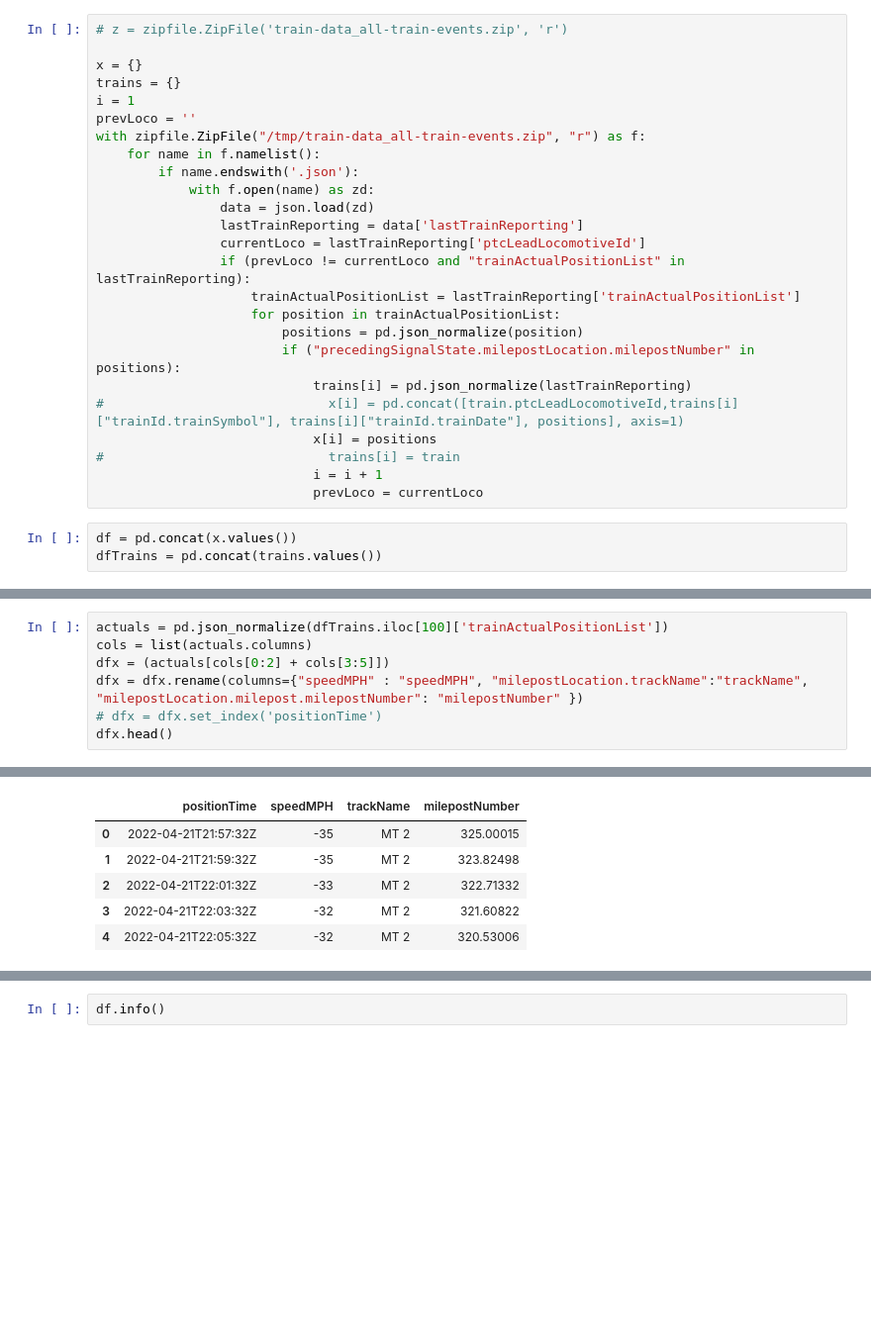
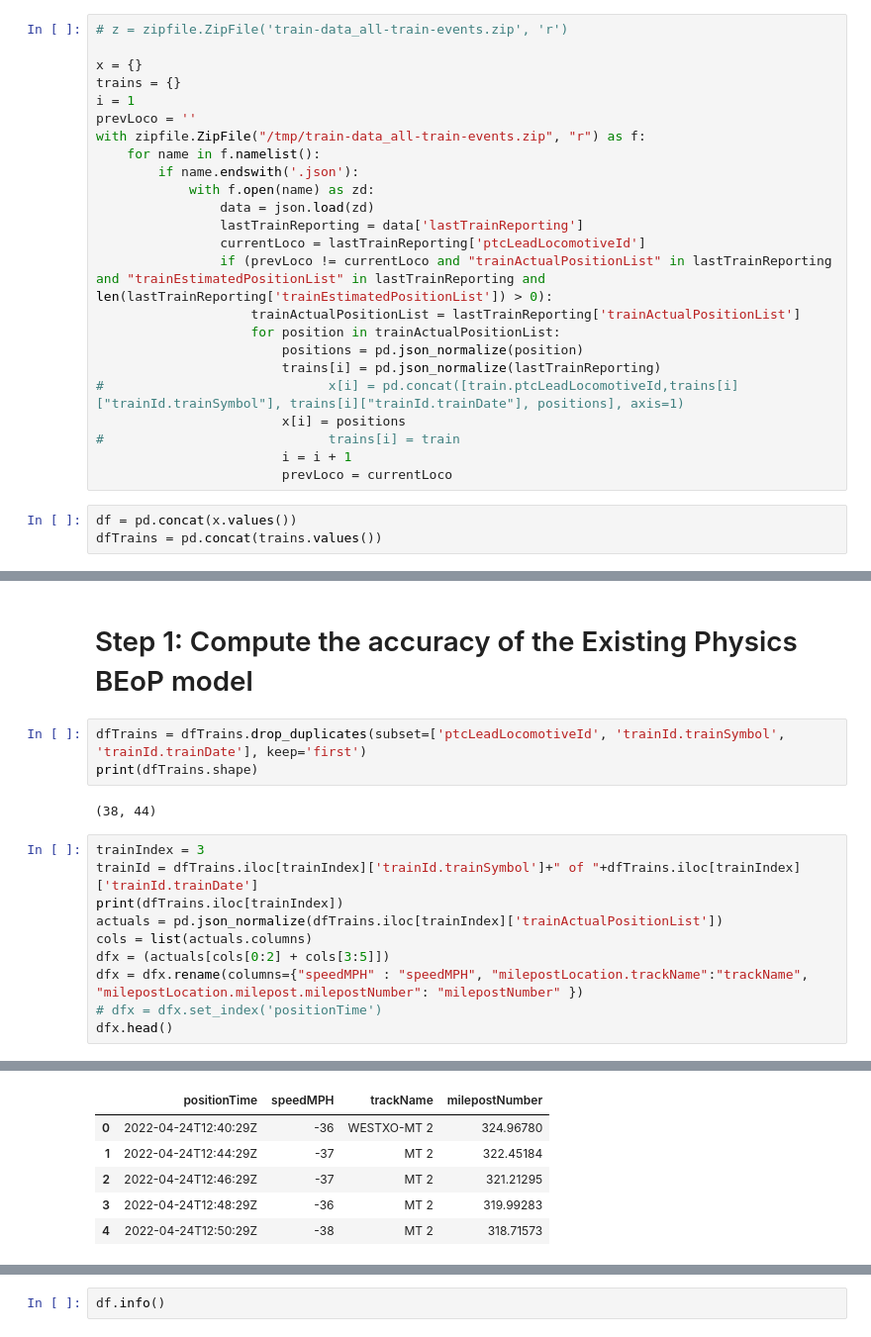
Before and after one commit to swicklund/hackathon, a Jupyter notebook: TensorFlowSteve.ipynb, the cells around one changed output, grey strips where cells are left out. Shown: that part at 99% size. Saved outputs shown, nothing was run; the diff lists cells and outputs as text; blank space fills up the shorter version.

```diff
--- a/TensorFlowSteve.ipynb
+++ b/TensorFlowSteve.ipynb
@@ -46,17 +46,16 @@ with zipfile.ZipFile("/tmp/train-data_all-train-events.zip", "r") as f:
                 data = json.load(zd)
                 lastTrainReporting = data['lastTrainReporting']
                 currentLoco = lastTrainReporting['ptcLeadLocomotiveId']
-                if (prevLoco != currentLoco and "trainActualPositionList" in lastTrainReporting):
+                if (prevLoco != currentLoco and "trainActualPositionList" in lastTrainReporting and "trainEstimatedPositionList" in lastTrainReporting and len(lastTrainReporting['trainEstimatedPositionList']) > 0):
                     trainActualPositionList = lastTrainReporting['trainActualPositionList']
                     for position in trainActualPositionList:
                         positions = pd.json_normalize(position)
-                        if ("precedingSignalState.milepostLocation.milepostNumber" in positions):
-                            trains[i] = pd.json_normalize(lastTrainReporting)
+                        trains[i] = pd.json_normalize(lastTrainReporting)
 #                             x[i] = pd.concat([train.ptcLeadLocomotiveId,trains[i]["trainId.trainSymbol"], trains[i]["trainId.trainDate"], positions], axis=1)
-                            x[i] = positions
+                        x[i] = positions
 #                             trains[i] = train
-                            i = i + 1
-                            prevLoco = currentLoco
+                        i = i + 1
+                        prevLoco = currentLoco
 # %%
 df = pd.concat(x.values())
 dfTrains = pd.concat(trains.values())
@@ -106,5 +105,15 @@ memory usage: 921.4+ KB
+# %% [markdown]
+# Step 1: Compute the accuracy of the Existing Physics BEoP model
+# %%
+dfTrains = dfTrains.drop_duplicates(subset=['ptcLeadLocomotiveId', 'trainId.trainSymbol', 'trainId.trainDate'], keep='first')
+print(dfTrains.shape)
+# %% [output]
+(38, 44)
 # %%
-actuals = pd.json_normalize(dfTrains.iloc[100]['trainActualPositionList'])
+trainIndex = 3
+trainId = dfTrains.iloc[trainIndex]['trainId.trainSymbol']+" of "+dfTrains.iloc[trainIndex]['trainId.trainDate']
+print(dfTrains.iloc[trainIndex])
+actuals = pd.json_normalize(dfTrains.iloc[trainIndex]['trainActualPositionList'])
 cols = list(actuals.columns)
 dfx = (actuals[cols[0:2] + cols[3:5]])
 dfx = dfx.rename(columns={"speedMPH" : "speedMPH", "milepostLocation.trackName":"trackName", "milepostLocation.milepost.milepostNumber": "milepostNumber" })
@@ -114,7 +140,7 @@ dfx.head()
 |  | positionTime | speedMPH | trackName | milepostNumber |
-| 0 | 2022-04-21T21:57:32Z | -35 | MT 2 | 325.00015 |
-| 1 | 2022-04-21T21:59:32Z | -35 | MT 2 | 323.82498 |
-| 2 | 2022-04-21T22:01:32Z | -33 | MT 2 | 322.71332 |
-| 3 | 2022-04-21T22:03:32Z | -32 | MT 2 | 321.60822 |
-| 4 | 2022-04-21T22:05:32Z | -32 | MT 2 | 320.53006 |
+| 0 | 2022-04-24T12:40:29Z | -36 | WESTXO-MT 2 | 324.96780 |
+| 1 | 2022-04-24T12:44:29Z | -37 | MT 2 | 322.45184 |
+| 2 | 2022-04-24T12:46:29Z | -37 | MT 2 | 321.21295 |
+| 3 | 2022-04-24T12:48:29Z | -36 | MT 2 | 319.99283 |
+| 4 | 2022-04-24T12:50:29Z | -38 | MT 2 | 318.71573 |
 # %%
```
Also changed, not shown: parts of 11 cells of this notebook.
